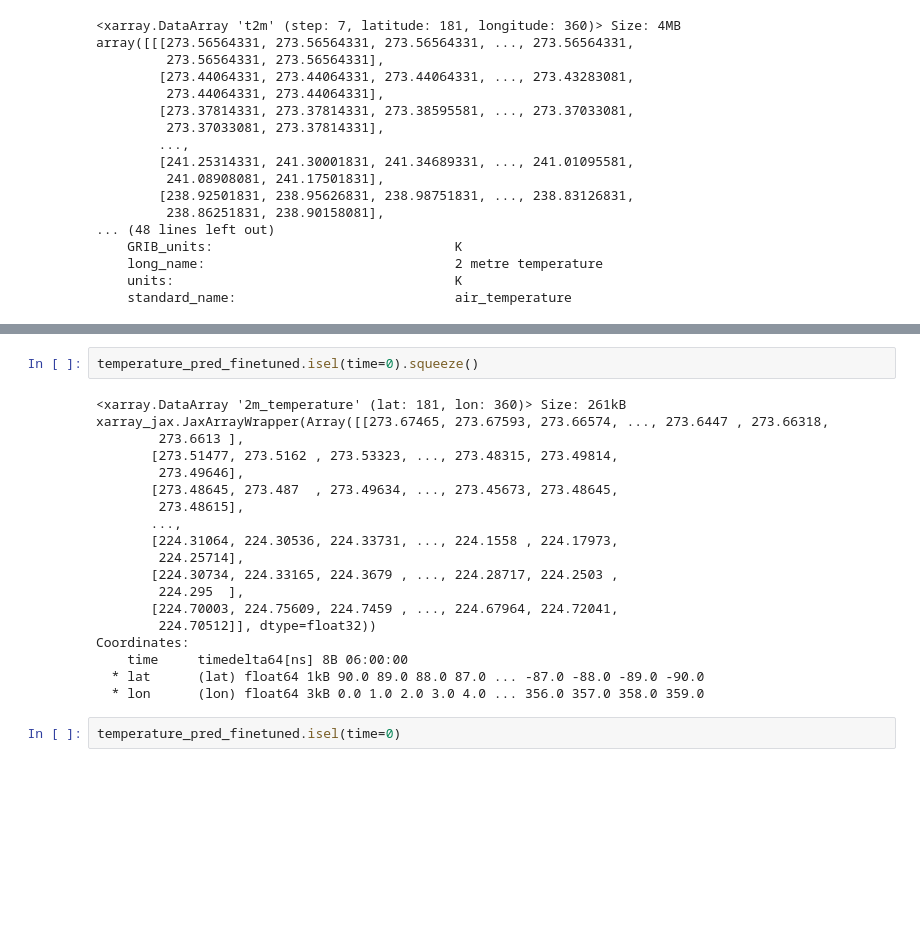
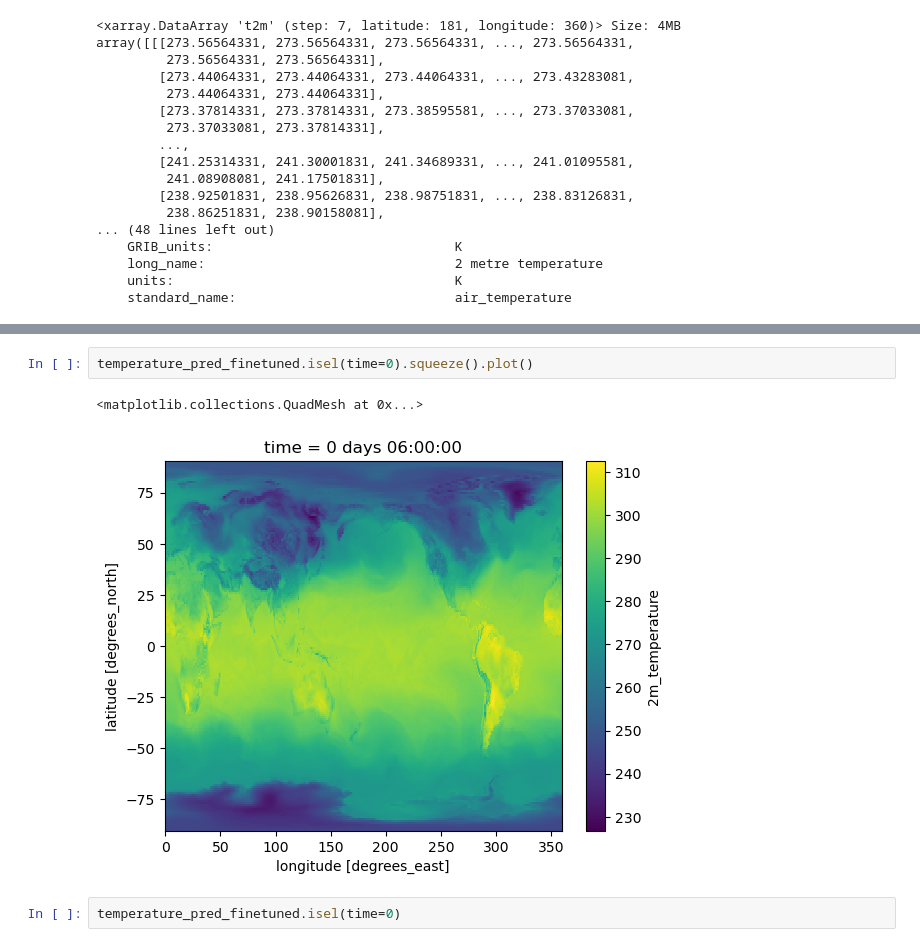
Before and after one commit to SaptarishiD/graphcast, a Jupyter notebook: local_files/finetune_vs_base.ipynb, the cells around one changed output, grey strips where cells are left out. Drawn from its saved outputs; the diff is of its cells as text; blank space fills up the shorter version.

```diff
--- a/local_files/finetune_vs_base.ipynb
+++ b/local_files/finetune_vs_base.ipynb
@@ -818,24 +816,8 @@ temperature_pred_old.isel(time=0).plot()
 # %%
-temperature_pred_finetuned.isel(time=0).squeeze()
+temperature_pred_finetuned.isel(time=0).squeeze().plot()
 # %% [output]
-<xarray.DataArray '2m_temperature' (lat: 181, lon: 360)> Size: 261kB
-xarray_jax.JaxArrayWrapper(Array([[273.67465, 273.67593, 273.66574, ..., 273.6447 , 273.66318,
-        273.6613 ],
-       [273.51477, 273.5162 , 273.53323, ..., 273.48315, 273.49814,
-        273.49646],
-       [273.48645, 273.487  , 273.49634, ..., 273.45673, 273.48645,
-        273.48615],
-       ...,
-       [224.31064, 224.30536, 224.33731, ..., 224.1558 , 224.17973,
-        224.25714],
-       [224.30734, 224.33165, 224.3679 , ..., 224.28717, 224.2503 ,
-        224.295  ],
-       [224.70003, 224.75609, 224.7459 , ..., 224.67964, 224.72041,
-        224.70512]], dtype=float32))
-Coordinates:
-    time     timedelta64[ns] 8B 06:00:00
-  * lat      (lat) float64 1kB 90.0 89.0 88.0 87.0 ... -87.0 -88.0 -89.0 -90.0
-  * lon      (lon) float64 3kB 0.0 1.0 2.0 3.0 4.0 ... 356.0 357.0 358.0 359.0
+<matplotlib.collections.QuadMesh at 0x...>
+[figure, added]
 # %%
 temperature_pred_finetuned.isel(time=0)
 # %% [output]
```
Also changed, not shown: parts of 15 cells of this notebook, 28 other files.
